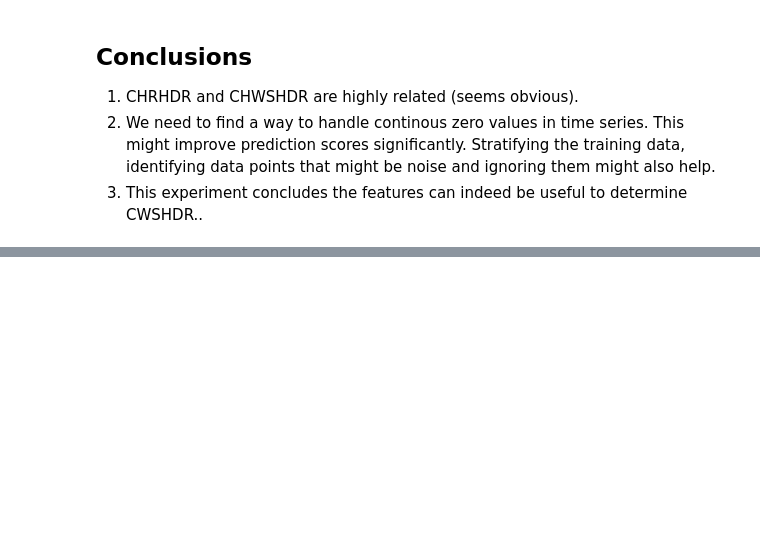
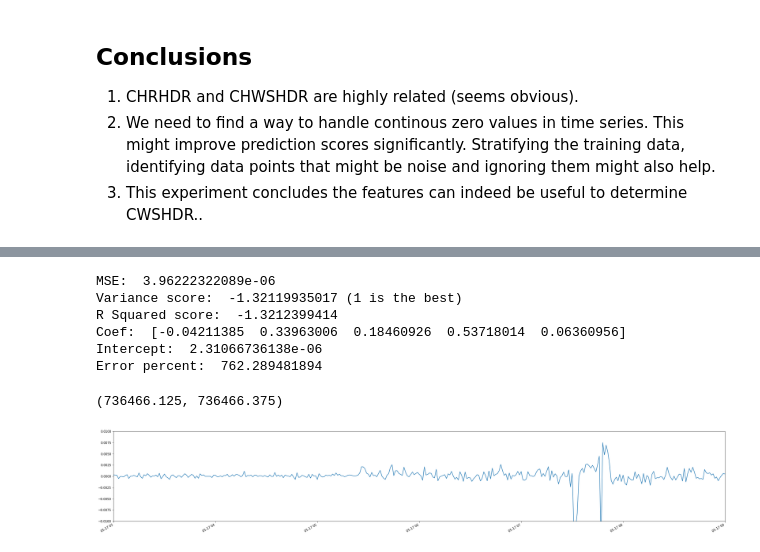
Before and after one commit to MiachelGu/chiller-plants, a Jupyter notebook: notebooks/3. Simple Regression - Insead.ipynb, the cells around one changed output, grey strips where cells are left out. Saved outputs shown, nothing was run; the diff lists cells and outputs as text; code cells hidden in the pictures; blank space fills up the shorter version.

```diff
--- a/notebooks/3. Simple Regression - Insead.ipynb
+++ b/notebooks/3. Simple Regression - Insead.ipynb
@@ -353,13 +359,26 @@ Error Percent:  1.11616625933
 # %%
-# take the sample we're interested in.
+# let's load data freshly
+data = df[ ["cwshdr", "loadsys", "drybulb", "ct1kw", "ct2akw", "rh", "cwrhdr", "systotpower", "cwsfhdr"] ].dropna()
+
+data["hour"] = data.index.hour
+data["minute"] = data.index.minute
+data["hour_sqr"] = data.hour.apply(lambda x: x**2)
+data["minute_sqr"] = data.minute.apply(lambda x: x**2)
+
+# normalize data
+data = get_normalized_df(data)
+
+# y(t) - y(t-1)
+data -= data.shift(1)
+data = data[1:]
+
+# train and test data
 train = data["2017-05-17":"2017-05-17"]  # Train on this day
 test = data["2017-05-18":"2017-05-18"] # Test on the next day
 
-# consider the target and features for training
-features = ["loadsys", "drybulb", "rh", "cwrhdr", "hour_sqr", "cwsfhdr"]
+# fit the model
+features = ["loadsys", "drybulb", "rh", "cwrhdr", "cwsfhdr"]
 target = "cwshdr"
-
-# fit the model
 reg = linear_model.LinearRegression()
 reg.fit(train[features].values, train[target].values)
 
@@ -371,4 +390,25 @@ print("Variance score: ", metrics.explained_variance_score(y_test, y_predict), "
 print("R Squared score: ", reg.score(test[features].values, test[target].values))
 print("Coef: ", reg.coef_)
 print("Intercept: ", reg.intercept_)
-print("Error percent: ", error_percentage(y_test, y_predict))  # 5% or 10% error is where we are looking at..
+print("Error percent: ", mean_absolute_error_percent_noinf(y_test, y_predict))  # 5% or 10% error is where we are looking at..
+
+# re-adjust: y(t) + y(t-1)
+for i in range(y_predict.shape[0]):
+    y_predict[i] += train[target].values[0] if i == 0 else y_predict[i-1]
+    y_test[i] += train[target].values[0] if i == 0 else y_test[i-1]
+# %% [output]
+MSE:  3.96222322089e-06
+Variance score:  -1.32119935017 (1 is the best)
+R Squared score:  -1.3212399414
+Coef:  [-0.04211385  0.33963006  0.18460926  0.53718014  0.06360956]
+Intercept:  2.31066736138e-06
+Error percent:  762.289481894
+# %%
+# this is how y(t) looks after adjusting..
+fig, ax = plt.subplots(1,1, figsize=(36,6))
+train.cwshdr.plot(ax=ax)
+ax.set_ylim(-0.01, 0.01)
+ax.set_xlim("2017-05-17 03:00", "2017-05-17 09:00")
+# %% [output]
+(736466.125, 736466.375)
+[figure, added]
```
Also changed, not shown: parts of 28 cells of this notebook.
